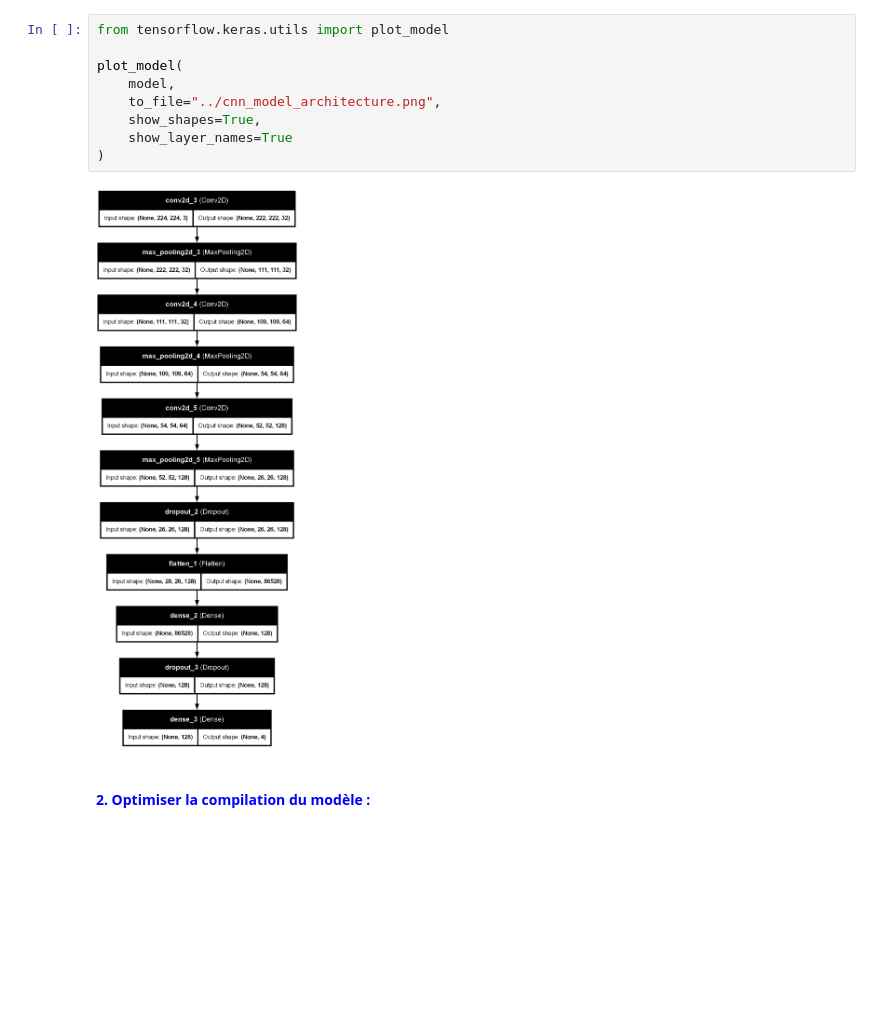
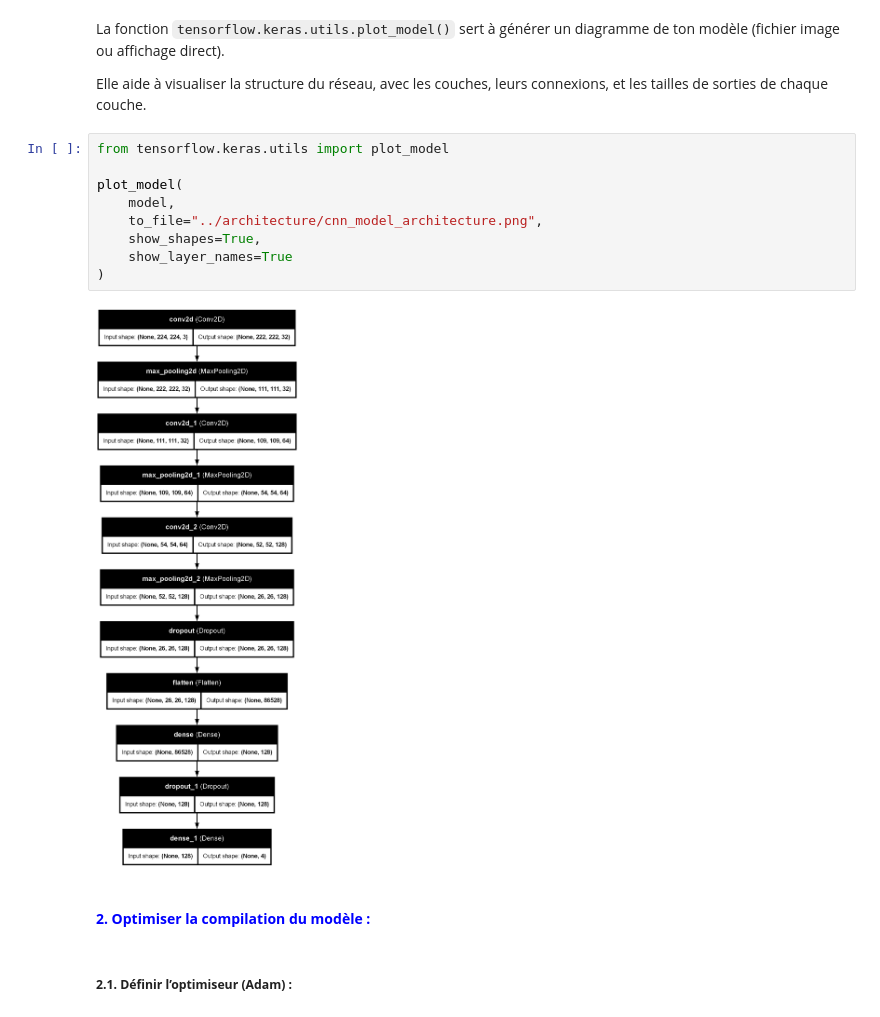
Before and after one commit to ABDELHAFIDAIT/BrainScan, a Jupyter notebook: src/2-conception.ipynb, the cells around one changed output. Saved outputs shown, nothing was run; the diff lists cells and outputs as text; blank space fills up the shorter version.

Commit message:
BRAIN-34 Définir l’optimiseur (Adam).

```diff
--- a/src/2-conception.ipynb
+++ b/src/2-conception.ipynb
@@ -84,16 +283,22 @@ Model: "sequential_1"
  Total params: 11,169,476 (42.61 MB)
  Trainable params: 11,169,476 (42.61 MB)
  Non-trainable params: 0 (0.00 B)
+# %% [markdown]
+La fonction ``tensorflow.keras.utils.plot_model()`` sert à générer un diagramme de ton modèle (fichier image ou affichage direct).
+
+Elle aide à visualiser la structure du réseau, avec les couches, leurs connexions, et les tailles de sorties de chaque couche.
 # %%
 from tensorflow.keras.utils import plot_model
 
 plot_model(
     model,
-    to_file="../cnn_model_architecture.png",
+    to_file="../architecture/cnn_model_architecture.png",
     show_shapes=True,
     show_layer_names=True
 )
 # %% [output]
-[figure, old version]
+[figure, new version]
 # %% [markdown]
 #### <span style="color:blue;">**2. Optimiser la compilation du modèle :**</span>
+# %% [markdown]
+##### **2.1. Définir l’optimiseur (Adam) :**
```
Also changed, not shown: parts of 13 cells of this notebook, 4 other files.
